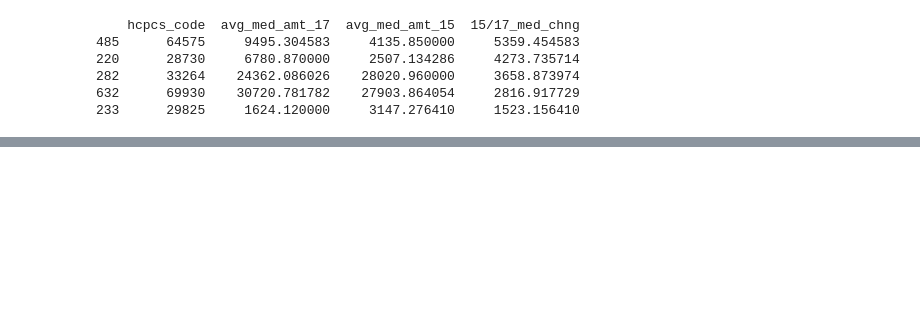
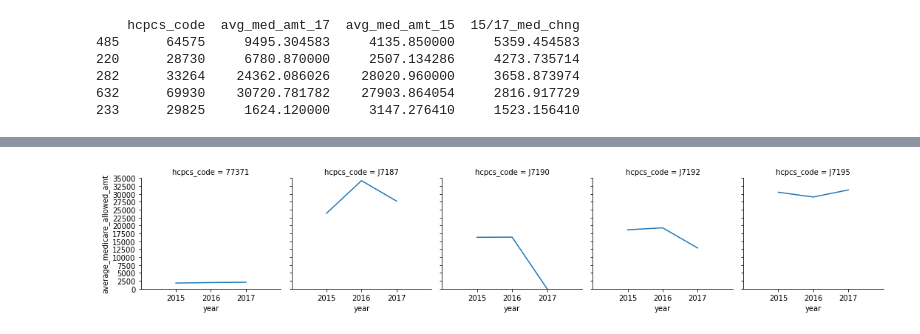
Before and after one commit to adamtsuch21/healthcare-bluebook-red-team, a Jupyter notebook: AT_option2.ipynb, the cells around one changed output, grey strips where cells are left out. Saved outputs shown, nothing was run; the diff lists cells and outputs as text; code cells hidden in the pictures; blank space fills up the shorter version.

```diff
--- a/AT_option2.ipynb
+++ b/AT_option2.ipynb
@@ -843,0 +968,6 @@ phys_srvc_of_1517.to_csv('srvc_org_fac_1517.csv')
+# %%
+phys_16_medoo_top5 = phys_16_medoo_top5[phys_16_medoo_top5["hcpcs_code"].isin(['77371', 'J7187', 'J7190', 'J7192', 'J7195'])]
+phys_16_medoo_top5['year'] = 2016
+phys_16_medoo_top5 = phys_16_medoo_top5.drop(columns={'bene_day_srvc_cnt'})
+phys_16_medoo_top5 = phys_16_medoo_top5.rename(columns={'avg_med_amt_16' : 'average_medicare_allowed_amt'})
+print(phys_16_medoo_top5)
@@ -843,0 +981,4 @@ phys_srvc_of_1517.to_csv('srvc_org_fac_1517.csv')
+# %%
+phys_15_medoo_top5 = phys_zip_15.groupby('hcpcs_code').mean()
+phys_15_medoo_top5 = phys_15_medoo_top5.reset_index()
+print(phys_15_medoo_top5)
@@ -843,0 +1000,6 @@ phys_srvc_of_1517.to_csv('srvc_org_fac_1517.csv')
+# %%
+phys_15_medoo_top5 = phys_15_medoo_top5[phys_15_medoo_top5["hcpcs_code"].isin(['77371', 'J7187', 'J7190', 'J7192', 'J7195'])]
+phys_15_medoo_top5['year'] = 2015
+phys_15_medoo_top5 = phys_15_medoo_top5.drop(columns={'bene_day_srvc_cnt'})
+phys_15_medoo_top5 = phys_15_medoo_top5.rename(columns={'avg_med_amt_15' : 'average_medicare_allowed_amt'})
+print(phys_15_medoo_top5)
@@ -843,0 +1013,3 @@ phys_srvc_of_1517.to_csv('srvc_org_fac_1517.csv')
+# %%
+phys_medoo_top5 = pd.concat([phys_17_medoo_top5, phys_16_medoo_top5, phys_15_medoo_top5], ignore_index=True)
+print(phys_medoo_top5)
@@ -843,0 +1033,5 @@ phys_srvc_of_1517.to_csv('srvc_org_fac_1517.csv')
+# %%
+g = sns.FacetGrid(phys_medoo_top5, col="hcpcs_code").set(xlim=(2014, 2018), ylim=(0, 35000), xticks=[2015, 2016, 2017], yticks=[0, 2500, 5000, 7500, 10000, 12500, 15000, 17500, 20000, 22500, 25000, 27500, 30000, 32500, 35000])
+g = g.map(plt.plot, "year", "average_medicare_allowed_amt")
+# %% [output]
+[figure, added]
```
Also changed, not shown: parts of 132 cells of this notebook, 17 other files.
